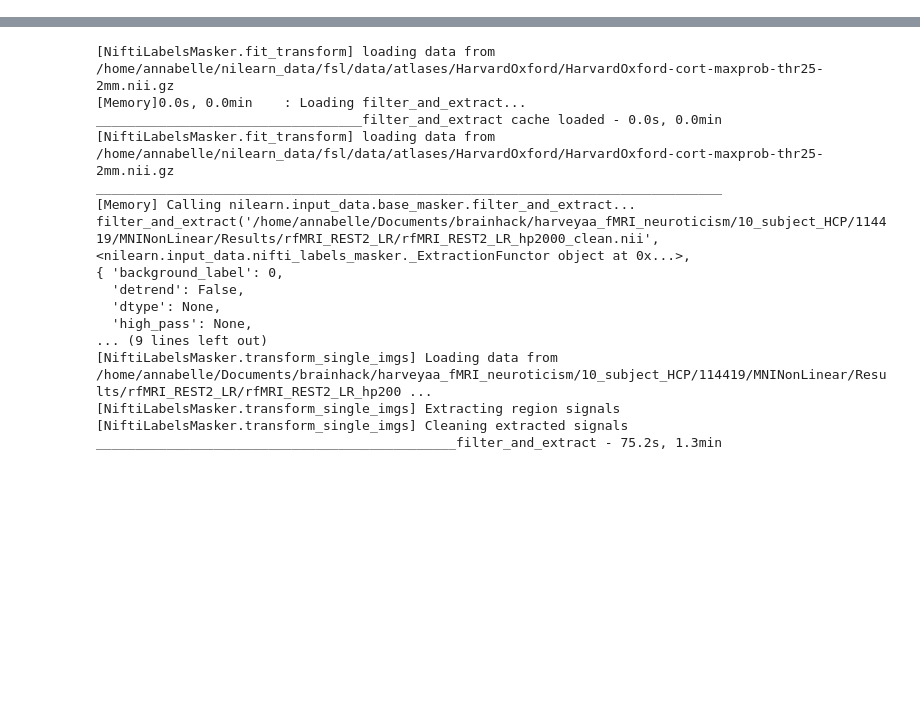
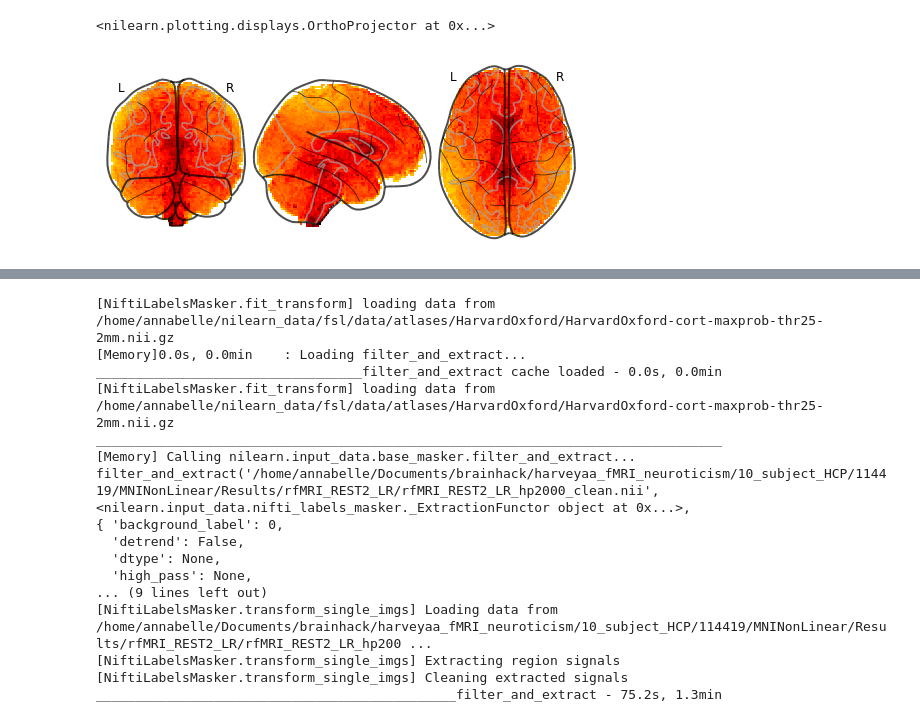
Before and after one commit to brainhack-school2020/harveyaa_fMRI_neuroticism, a Jupyter notebook: draft_pipeline.ipynb, the cells around one changed output, grey strips where cells are left out. Drawn from its saved outputs; the diff is of its cells as text; code cells hidden in the pictures; blank space fills up the shorter version.

```diff
--- a/draft_pipeline.ipynb
+++ b/draft_pipeline.ipynb
@@ -22,0 +34,13 @@ path2 = '/home/annabelle/Documents/brainhack/harveyaa_fMRI_neuroticism/10_subjec
+# %%
+subjects = [108828,180129,114419,118932]
+#130316,131722,151223,151526,156637,178950,201111 (have locally but not extracted)
+# Define the path to 4D images
+paths = []
+for sub in subjects:
+    paths.append('./HCP_subjects/{}/MNINonLinear/Results/rfMRI_REST2_LR/rfMRI_REST2_LR_hp2000_clean.nii'.format(sub))
+# %%
+img = image.index_img(paths[0],0)
+plotting.plot_glass_brain(img)
+# %% [output]
+<nilearn.plotting.displays.OrthoProjector at 0x...>
+[figure, added]
```
Also changed, not shown: parts of 19 cells of this notebook, 1 other file.
